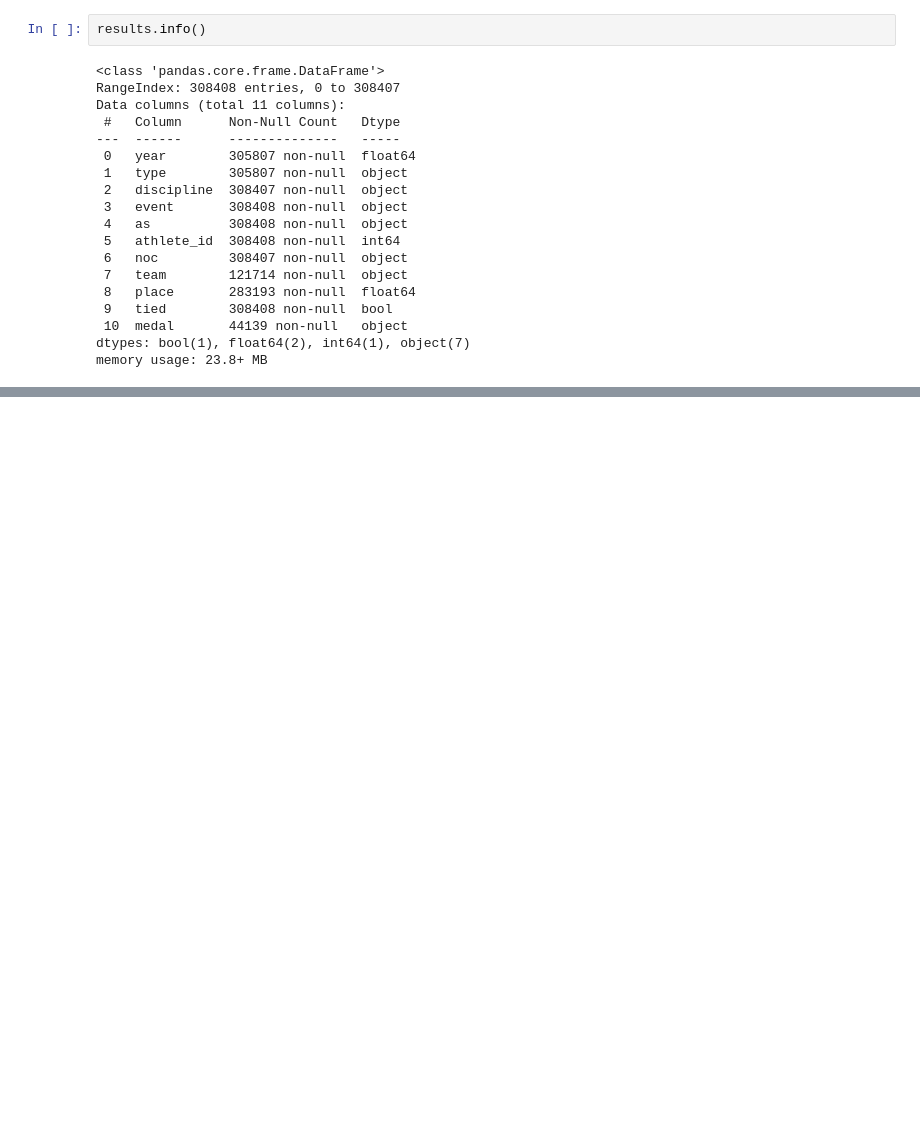
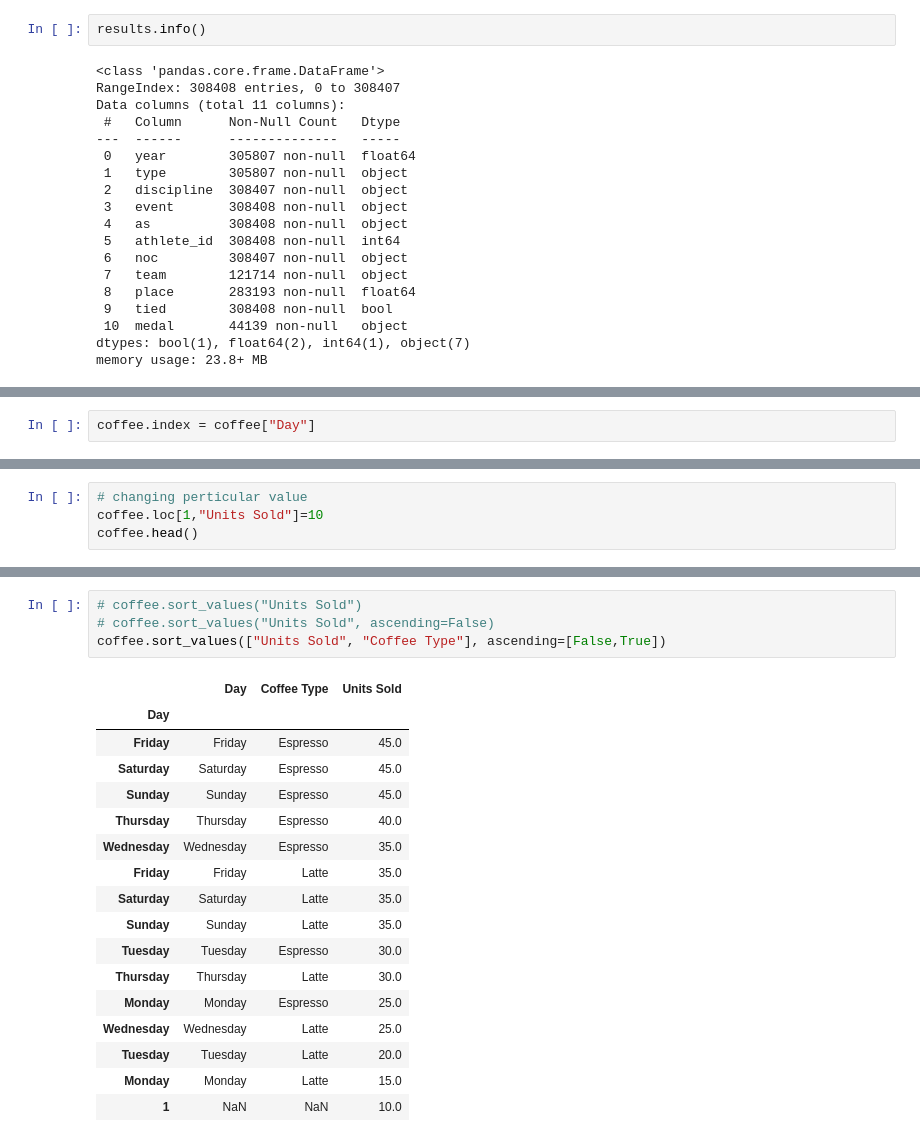
Before and after one commit to keshav2603/pandas-basic, a Jupyter notebook: first.ipynb, the cells around one changed output, grey strips where cells are left out. Cells and saved outputs as stored; diff of their text form; blank space fills up the shorter version.

```diff
--- a/first.ipynb
+++ b/first.ipynb
@@ -108,0 +181,2 @@ memory usage: 23.8+ MB
+# %%
+coffee.index = coffee["Day"]
@@ -108,0 +195,4 @@ memory usage: 23.8+ MB
+# %%
+# changing perticular value
+coffee.loc[1,"Units Sold"]=10
+coffee.head()
@@ -108,0 +231,22 @@ memory usage: 23.8+ MB
+# %%
+# coffee.sort_values("Units Sold")
+# coffee.sort_values("Units Sold", ascending=False)
+coffee.sort_values(["Units Sold", "Coffee Type"], ascending=[False,True])
+# %% [output]
+|  | Day | Coffee Type | Units Sold |
+| Day |  |  |  |
+| Friday | Friday | Espresso | 45.0 |
+| Saturday | Saturday | Espresso | 45.0 |
+| Sunday | Sunday | Espresso | 45.0 |
+| Thursday | Thursday | Espresso | 40.0 |
+| Wednesday | Wednesday | Espresso | 35.0 |
+| Friday | Friday | Latte | 35.0 |
+| Saturday | Saturday | Latte | 35.0 |
+| Sunday | Sunday | Latte | 35.0 |
+| Tuesday | Tuesday | Espresso | 30.0 |
+| Thursday | Thursday | Latte | 30.0 |
+| Monday | Monday | Espresso | 25.0 |
+| Wednesday | Wednesday | Latte | 25.0 |
+| Tuesday | Tuesday | Latte | 20.0 |
+| Monday | Monday | Latte | 15.0 |
+| 1 | NaN | NaN | 10.0 |
```
Also changed, not shown: parts of 19 cells of this notebook.
